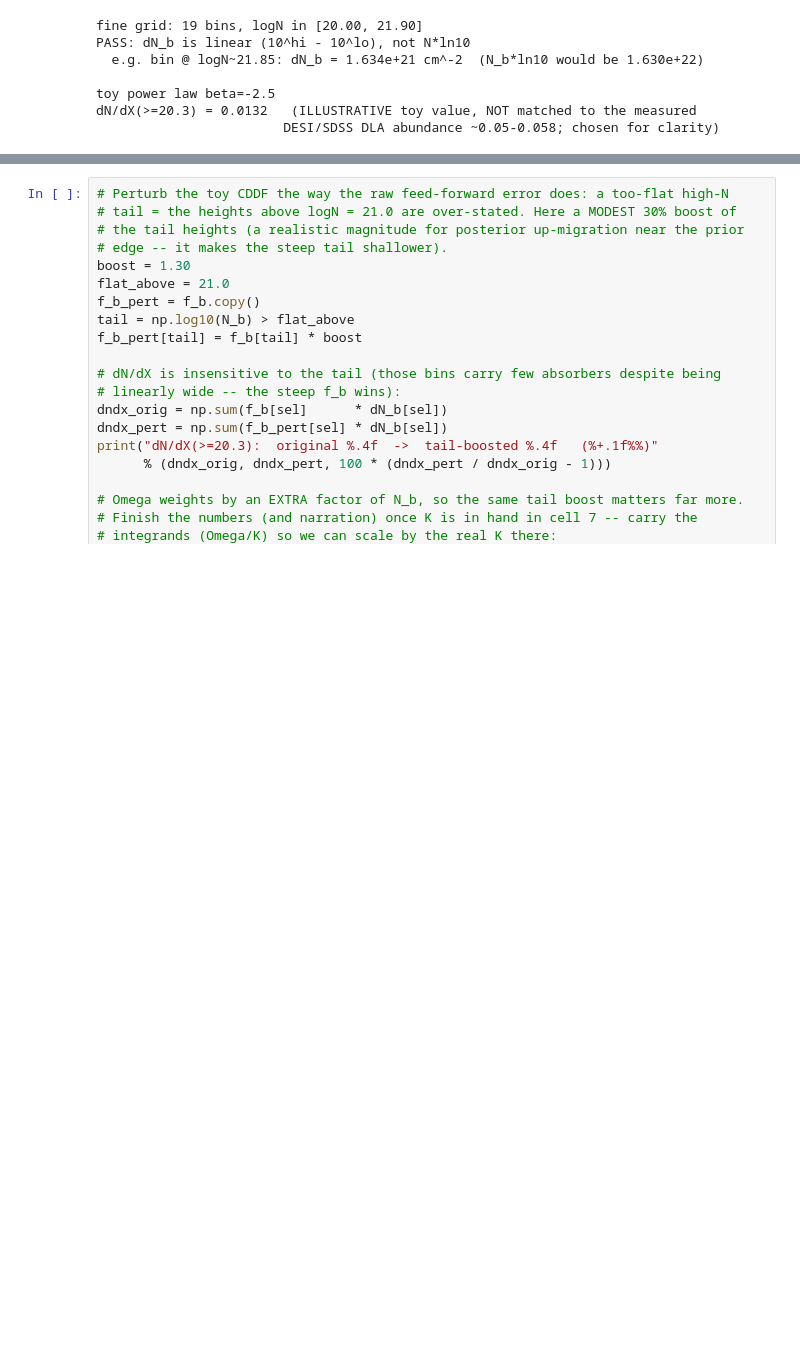
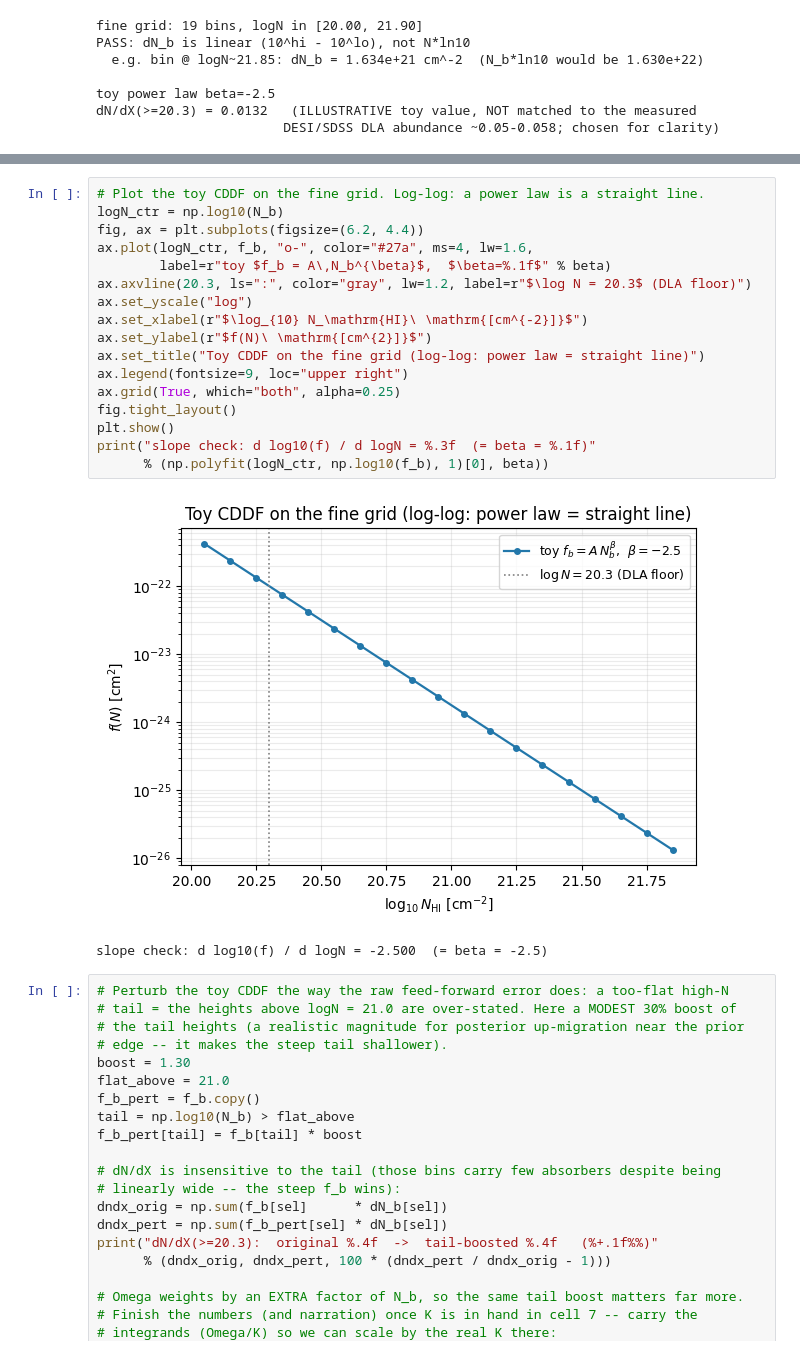
Before and after one commit to jibanCat/desi_gpy_dla_detection, a Jupyter notebook: notebooks/HBI_00_motivation_and_estimand.ipynb, the cells around one changed output, grey strips where cells are left out. Saved outputs shown, nothing was run; the diff lists cells and outputs as text; blank space fills up the shorter version.

```diff
--- a/notebooks/HBI_00_motivation_and_estimand.ipynb
+++ b/notebooks/HBI_00_motivation_and_estimand.ipynb
@@ -179,3 +175,23 @@ dN/dX(>=20.3) = 0.0132   (ILLUSTRATIVE toy value, NOT matched to the measured
+# %%
+# Plot the toy CDDF on the fine grid. Log-log: a power law is a straight line.
+logN_ctr = np.log10(N_b)
+fig, ax = plt.subplots(figsize=(6.2, 4.4))
+ax.plot(logN_ctr, f_b, "o-", color="#27a", ms=4, lw=1.6,
+        label=r"toy $f_b = A\,N_b^{\beta}$,  $\beta=%.1f$" % beta)
+ax.axvline(20.3, ls=":", color="gray", lw=1.2, label=r"$\log N = 20.3$ (DLA floor)")
+ax.set_yscale("log")
+ax.set_xlabel(r"$\log_{10} N_\mathrm{HI}\ \mathrm{[cm^{-2}]}$")
+ax.set_ylabel(r"$f(N)\ \mathrm{[cm^{2}]}$")
+ax.set_title("Toy CDDF on the fine grid (log-log: power law = straight line)")
+ax.legend(fontsize=9, loc="upper right")
+ax.grid(True, which="both", alpha=0.25)
+fig.tight_layout()
+plt.show()
+print("slope check: d log10(f) / d logN = %.3f  (= beta = %.1f)"
+      % (np.polyfit(logN_ctr, np.log10(f_b), 1)[0], beta))
+# %% [output]
+[figure, added]
+slope check: d log10(f) / d logN = -2.500  (= beta = -2.5)
 # %%
 # Perturb the toy CDDF the way the raw feed-forward error does: a too-flat high-N
 # tail = the heights above logN = 21.0 are over-stated. Here a MODEST 30% boost of
```
Also changed, not shown: parts of 8 cells of this notebook, 13 other files.
